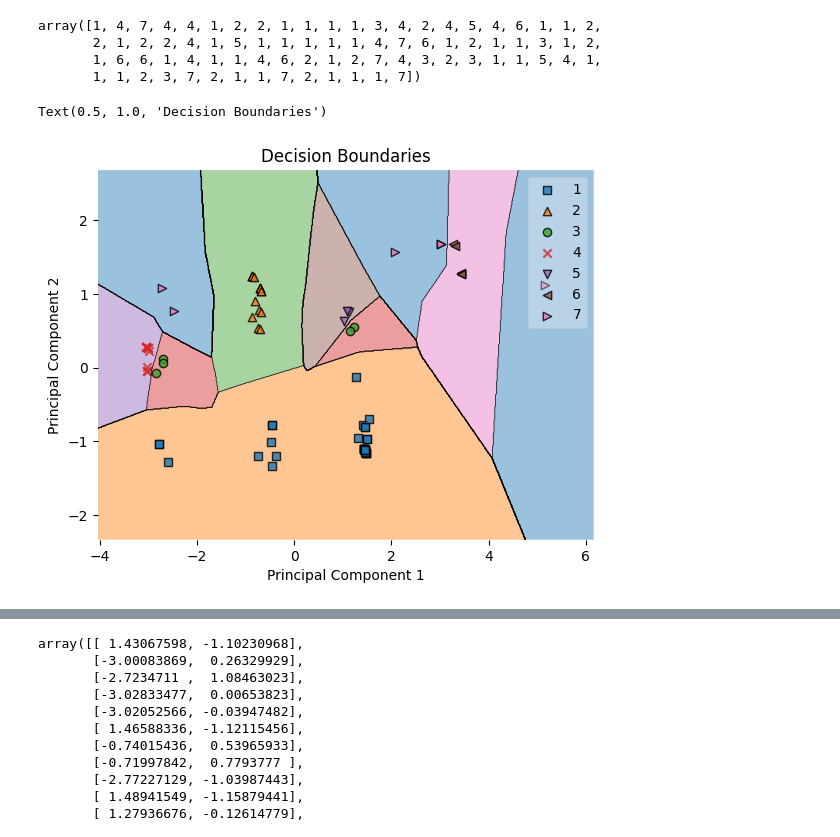
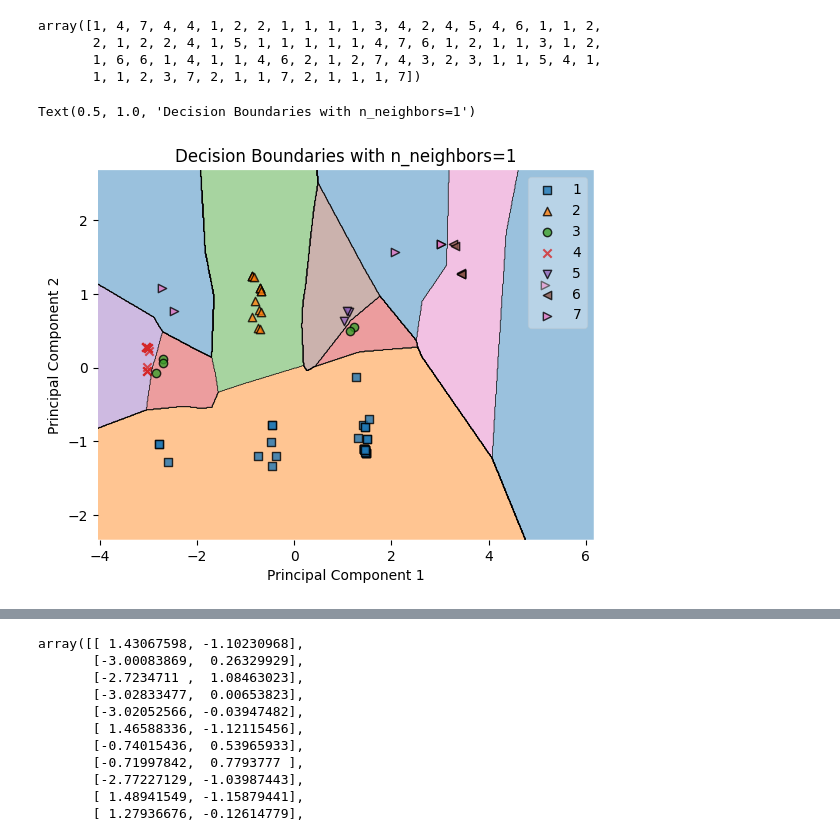
Before and after one commit to venkateshblks/KNN, a Jupyter notebook: KNN.ipynb, the cells around one changed output, grey strips where cells are left out. Saved outputs shown, nothing was run; the diff lists cells and outputs as text; code cells hidden in the pictures.

```diff
--- a/KNN.ipynb
+++ b/KNN.ipynb
@@ -288,13 +288,13 @@ array([1, 4, 7, 4, 4, 1, 2, 2, 1, 1, 1, 1, 3, 4, 2, 4, 5, 4, 6, 1, 1, 2,
 # %%
 from sklearn.decomposition import PCA
 pca = PCA(n_components=2)
 X_train_pca = pca.fit_transform(X_train)
 knn=KNeighborsClassifier(n_neighbors=1, metric='euclidean')
 knn.fit(X_train_pca, y_np)
 plot_decision_regions(X_train_pca, y_np, clf=knn)
 plt.xlabel('Principal Component 1')
 plt.ylabel('Principal Component 2')
-plt.title('Decision Boundaries')
+plt.title('Decision Boundaries with n_neighbors=1')
 # %% [output]
-Text(0.5, 1.0, 'Decision Boundaries')
+Text(0.5, 1.0, 'Decision Boundaries with n_neighbors=1')
-[figure, old version]
+[figure, new version]
```
Also changed, not shown: parts of 1 cell of this notebook.
